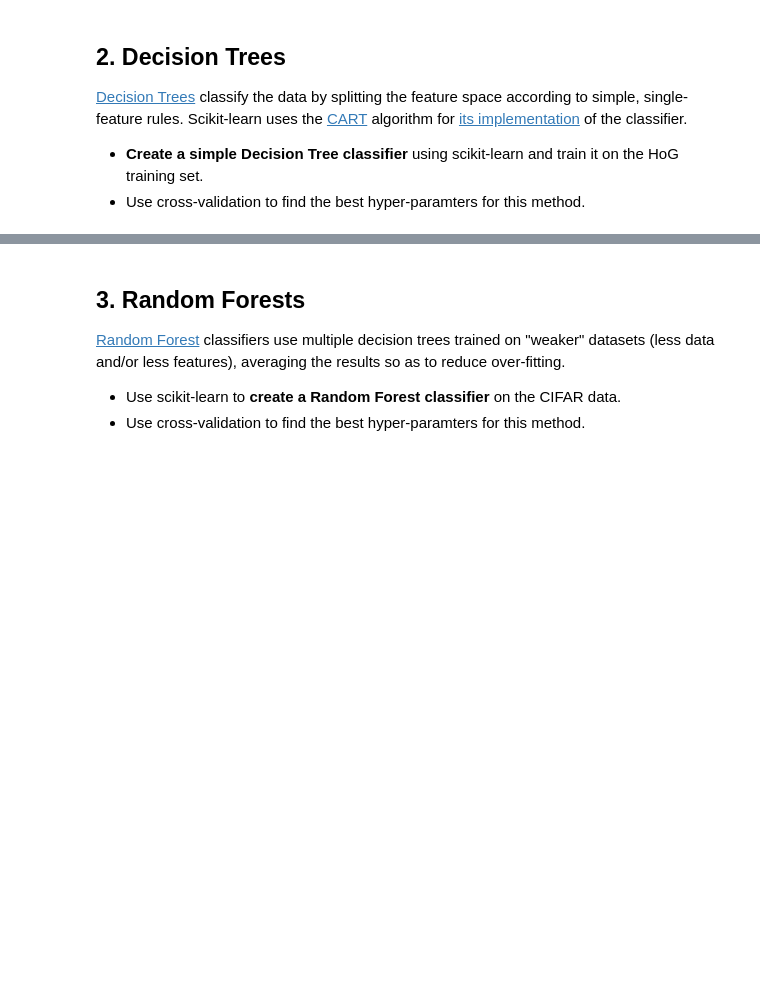
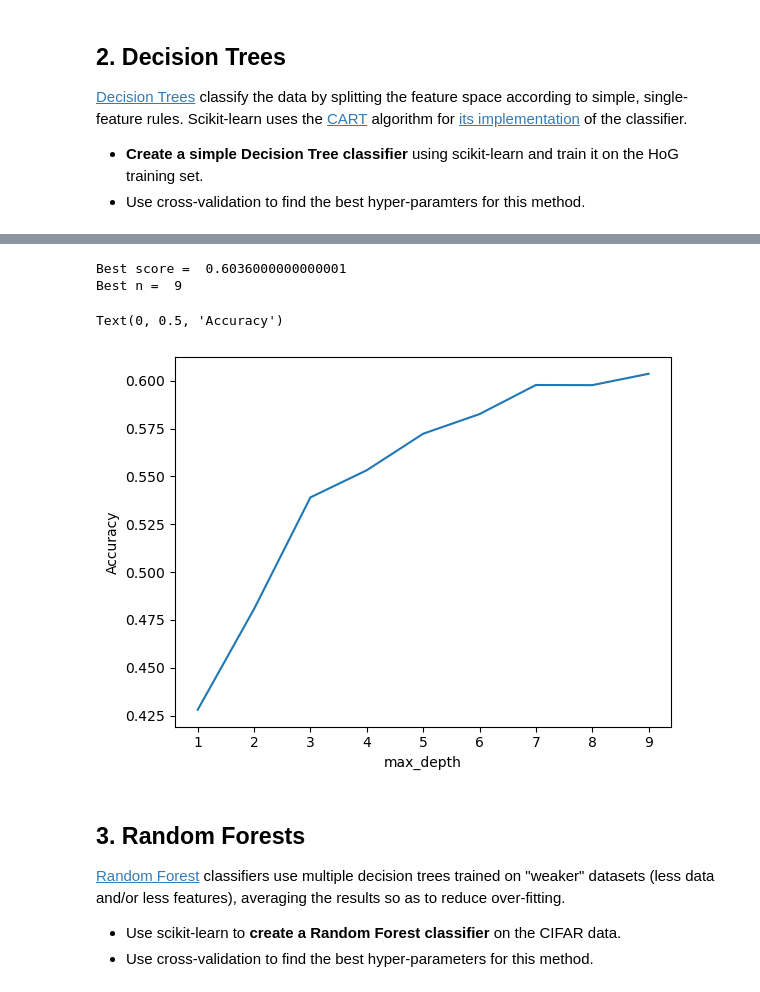
Before and after one commit to anghelpandrei/info-h-501, a Jupyter notebook: docs/LABS/ML1_Nearest_Neighbours_and_Decision_Trees.ipynb, the cells around one changed output, grey strips where cells are left out. Drawn from its saved outputs; the diff is of its cells as text; code cells hidden in the pictures; blank space fills up the shorter version.

```diff
--- a/docs/LABS/ML1_Nearest_Neighbours_and_Decision_Trees.ipynb
+++ b/docs/LABS/ML1_Nearest_Neighbours_and_Decision_Trees.ipynb
@@ -78,7 +122,16 @@ print("Best n = ", best_hyper_parameter)
+# %%
+clf = DecisionTreeClassifier(max_depth=best_hyperparameter)
+clf.fit(dataset.train['hog'], dataset.train['labels'])
+pred = clf.predict(dataset.test['hog'])
+# %% [output]
+Best score =  0.6036000000000001
+Best n =  9
+Text(0, 0.5, 'Accuracy')
+[figure, added]
 # %% [markdown]
 ## 3. Random Forests
 
 [Random Forest](http://scikit-learn.org/stable/modules/generated/sklearn.ensemble.RandomForestClassifier.html) classifiers use multiple decision trees trained on "weaker" datasets (less data and/or less features), averaging the results so as to reduce over-fitting.
 
 * Use scikit-learn to **create a Random Forest classifier** on the CIFAR data.
-* Use cross-validation to find the best hyper-paramters for this method.
+* Use cross-validation to find the best hyper-parameters for this method.
```
Also changed, not shown: parts of 4 cells of this notebook, 2 other files.
